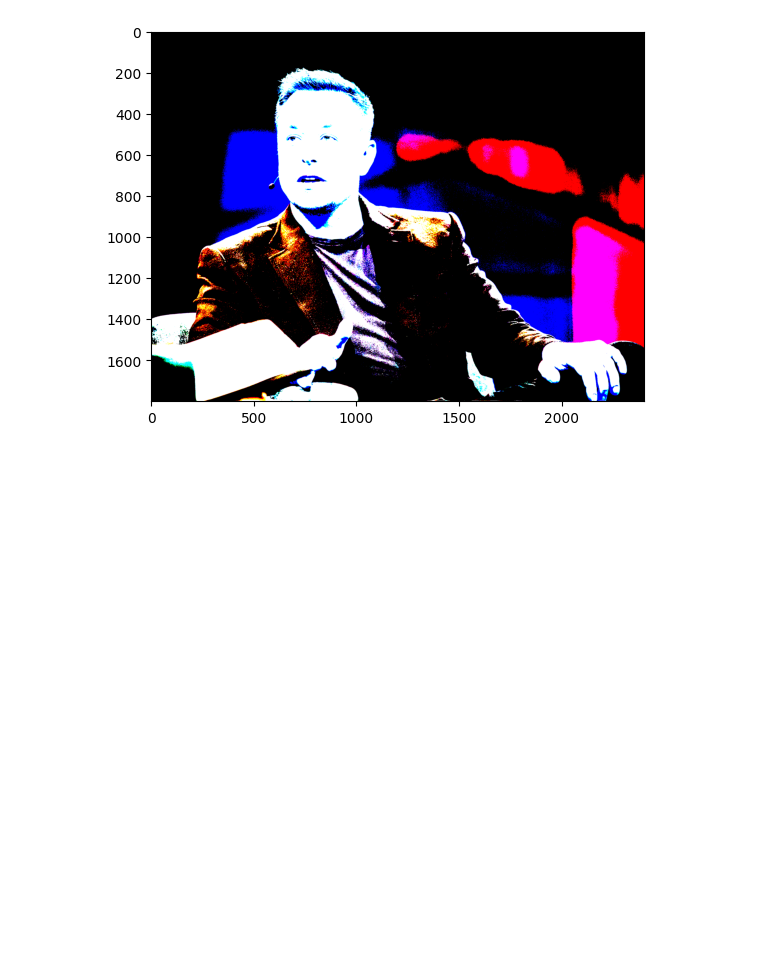
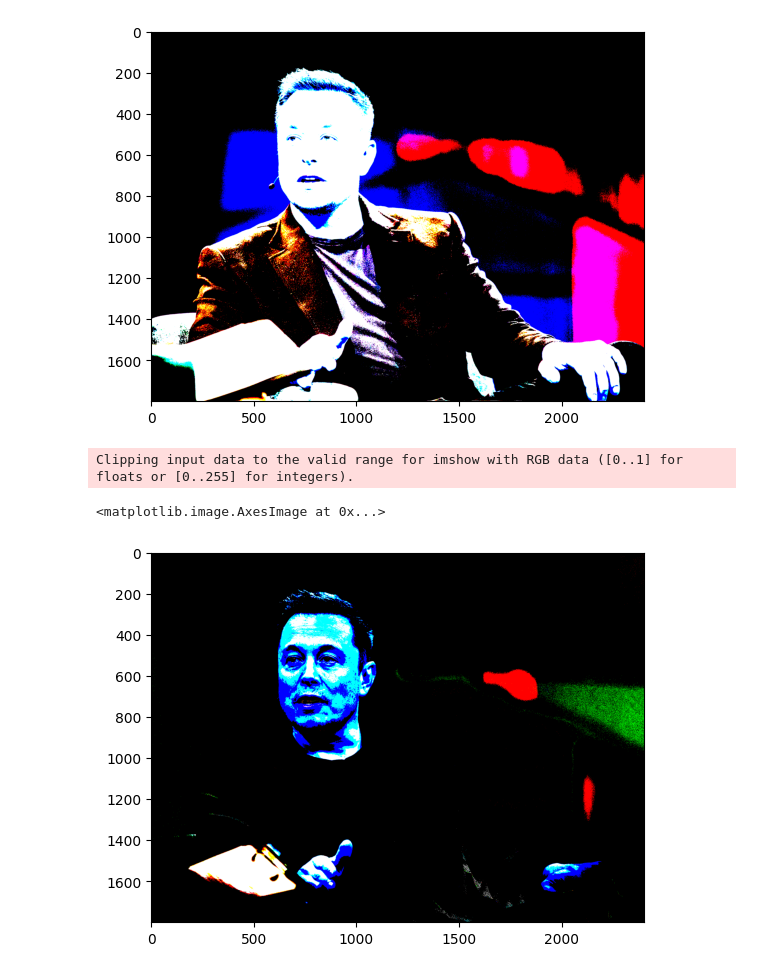
Before and after one commit to therahulsarkar/OpenCV-DIP, a Jupyter notebook: Log, negative, power law, piecewise .ipynb, the cells around one changed output. Drawn from its saved outputs; the diff is of its cells as text; code cells hidden in the pictures; blank space fills up the shorter version.

```diff
--- a/Log, negative, power law, piecewise .ipynb
+++ b/Log, negative, power law, piecewise .ipynb
@@ -79,3 +79,33 @@ plt.imshow(cont)
 Clipping input data to the valid range for imshow with RGB data ([0..1] for floats or [0..255] for integers).
 <matplotlib.image.AxesImage at 0x...>
 [figure]
+# %%
+import cv2
+import numpy as np
+import matplotlib.pyplot as plt
+
+image=cv2.imread('./img/elon.jpg')
+
+def pixVal(pix, r1, r2, s1, s2):
+    if(pix > 0 and pix<=r1):
+        return (s1/r1) * pix
+    elif(pix>r1 and pix <= r2):
+        return ((s2-s1)/(r2-r1)) * (pix-r1) + s1
+    else:
+        return ((255-s2)/(255-r2)) * (pix-r2) + s2
+
+
+
+r1 = 150
+r2 = 200
+s1=0
+s2=255
+
+vex = np.vectorize(pixVal)
+res = vex(image, r1, r2, s1, s2)
+
+plt.imshow(res)
+# %% [output]
+Clipping input data to the valid range for imshow with RGB data ([0..1] for floats or [0..255] for integers).
+<matplotlib.image.AxesImage at 0x...>
+[figure, added]
```
Also changed, not shown: 1 other file.
